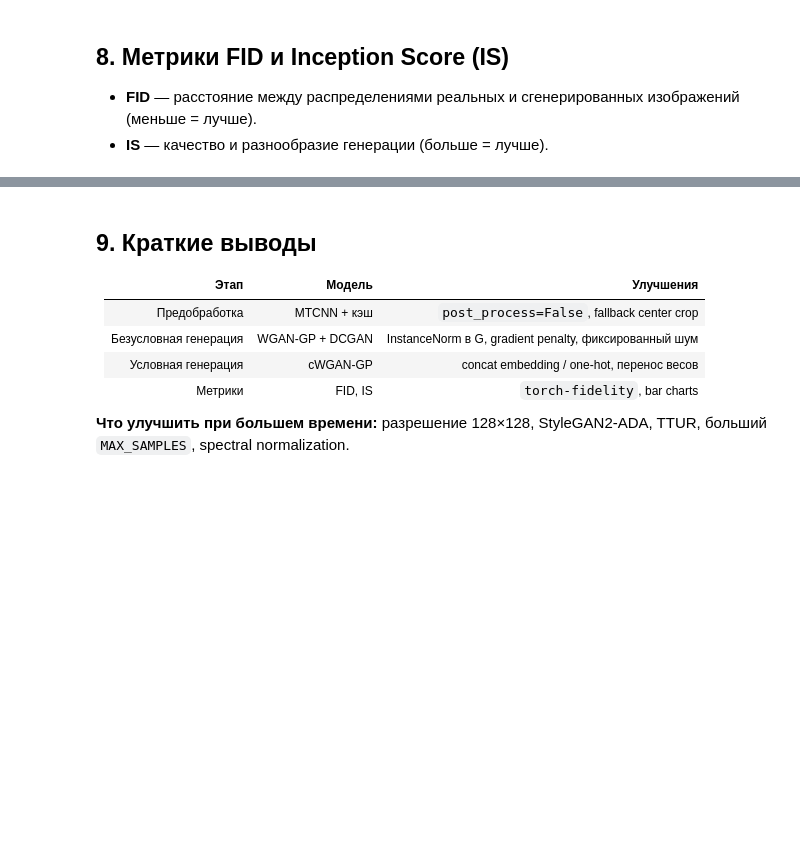
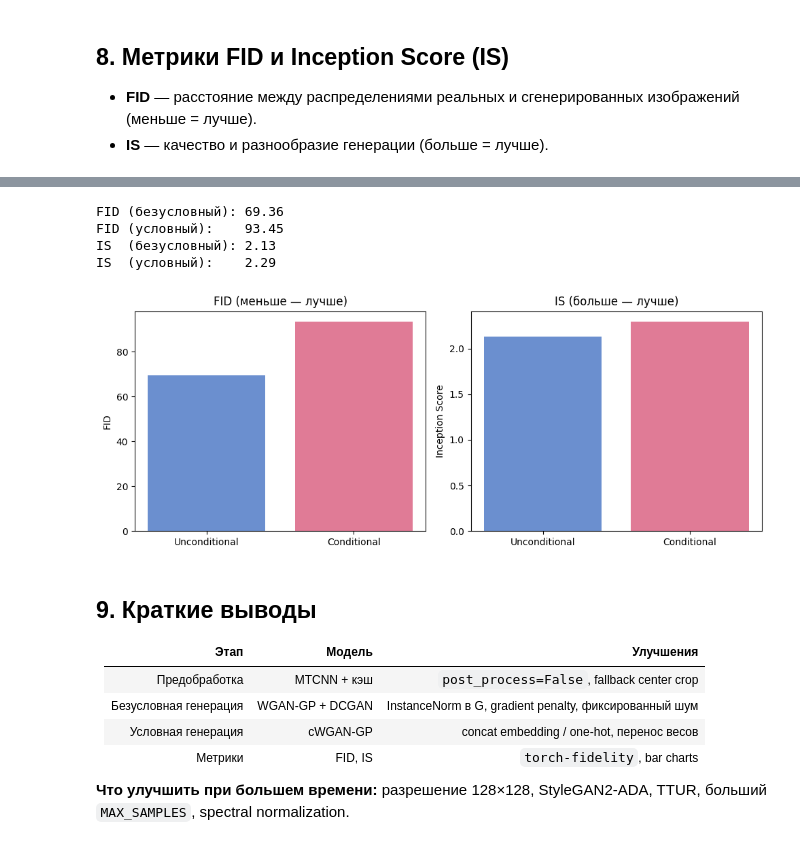
Before and after one commit to pmaksimITMO/cv-itmo, a Jupyter notebook: lab4/Code.ipynb, the cells around one changed output, grey strips where cells are left out. Saved outputs shown, nothing was run; the diff lists cells and outputs as text; code cells hidden in the pictures; blank space fills up the shorter version.

```diff
--- a/lab4/Code.ipynb
+++ b/lab4/Code.ipynb
@@ -391,6 +391,8 @@ print("Generator params (K):", sum(p.numel() for p in G.parameters()) // 1000)
 Generator params (K): 3806
 # %% [markdown]
 ## 5. Обучение безусловной WGAN-GP
+# %%
+SKIP_TRAIN = True
 # %%
 def sample_z(batch_size: int) -> torch.Tensor:
     return torch.randn(batch_size, CFG.z_dim, 1, 1, device=DEVICE)
@@ -437,13 +439,12 @@ def train_wgan_gp(
         d_losses, g_losses, gps, w_dists = [], [], [], []
 
         for batch in tqdm(loader, desc=f"{history_key} ep {epoch}/{epochs}", leave=False):
+            real, labels = batch
+            real = real.to(DEVICE)
             if conditional:
-                real, labels = batch
                 labels = labels.to(DEVICE)
             else:
-                real = batch
                 labels = None
-            real = real.to(DEVICE)
 
             for _ in range(CFG.n_critic):
                 z = sample_z(real.size(0))
@@ -517,6 +518,8 @@ AttributeError: 'list' object has no attribute 'to'
 ## 6. Преобразование в условную модель и дообучение
 
 Переносим совместимые свёрточные веса из безусловной сети (все слои, кроме первого — у него другая размерность входа из-за метки).
+# %%
+SKIP_TRAIN = False
 # %%
 G_cond = ConditionalGenerator().to(DEVICE)
 D_cond = ConditionalDiscriminator().to(DEVICE)
@@ -527,7 +530,7 @@ print(f"Transferred G layers: {n_g}, D layers: {n_d}")
 
 if not SKIP_TRAIN:
     history["cond"] = train_wgan_gp(
-        G_cond, D_cond, loader_cond, CFG.epochs_cond, conditional=True, history_key="cond"
+        G_cond, D_cond, loader, CFG.epochs_cond, conditional=True, history_key="cond"
     )
     torch.save(G_cond.state_dict(), CHECKPOINT_DIR / "generator_cond.pt")
     torch.save(D_cond.state_dict(), CHECKPOINT_DIR / "discriminator_cond.pt")
@@ -600,15 +621,15 @@ for d in (REAL_DIR, FAKE_UNCOND_DIR, FAKE_COND_DIR):
 N_FID = 5000
 
 
-def export_images(manifest: pd.DataFrame, out_dir: Path, limit: int = N_FID):
+def export_real_images(faces_dir: Path, out_dir: Path, limit: int = N_FID) -> None:
     out_dir.mkdir(parents=True, exist_ok=True)
     for old in out_dir.glob("*.jpg"):
         old.unlink()
-    subset = manifest.sample(n=min(limit, len(manifest)), random_state=CFG.seed)
-    for i, row in enumerate(subset.itertuples()):
-        src = PROCESSED_DIR / row.processed
-        dst = out_dir / f"{i:05d}.jpg"
-        Image.open(src).convert("RGB").save(dst, quality=95)
+    all_faces = list(faces_dir.glob("*.jpg"))
+    if not all_faces:
+        raise FileNotFoundError(f"Нет .jpg в {faces_dir}")
+    for i, f in enumerate(random.sample(all_faces, min(limit, len(all_faces)))):
+        Image.open(f).convert("RGB").save(out_dir / f"{i:05d}.jpg", quality=95)
 
 
 @torch.no_grad()
@@ -632,7 +653,7 @@ def export_generated(Gm, out_dir: Path, n: int = N_FID, conditional=False, label
         saved += cur
 
 
-export_images(manifest_df, REAL_DIR, limit=N_FID)
+export_real_images(PROCESSED_DIR, REAL_DIR, limit=N_FID)
 export_generated(G, FAKE_UNCOND_DIR, n=N_FID)
 
 cond_labels = torch.cat(
@@ -690,3 +711,4 @@ axes[1].set_ylabel("Inception Score")
 fig.tight_layout()
 fig.savefig(OUTPUT_DIR / "metrics_bars.png", dpi=150)
 plt.show()
+# %% [output]
@@ -693,3 +716,8 @@ plt.show()
+FID (безусловный): 69.36
+FID (условный):    93.45
+IS  (безусловный): 2.13
+IS  (условный):    2.29
+[figure, added]
 # %% [markdown]
 ## 9. Краткие выводы
 
```
Also changed, not shown: parts of 7 cells of this notebook, 1 other file.
